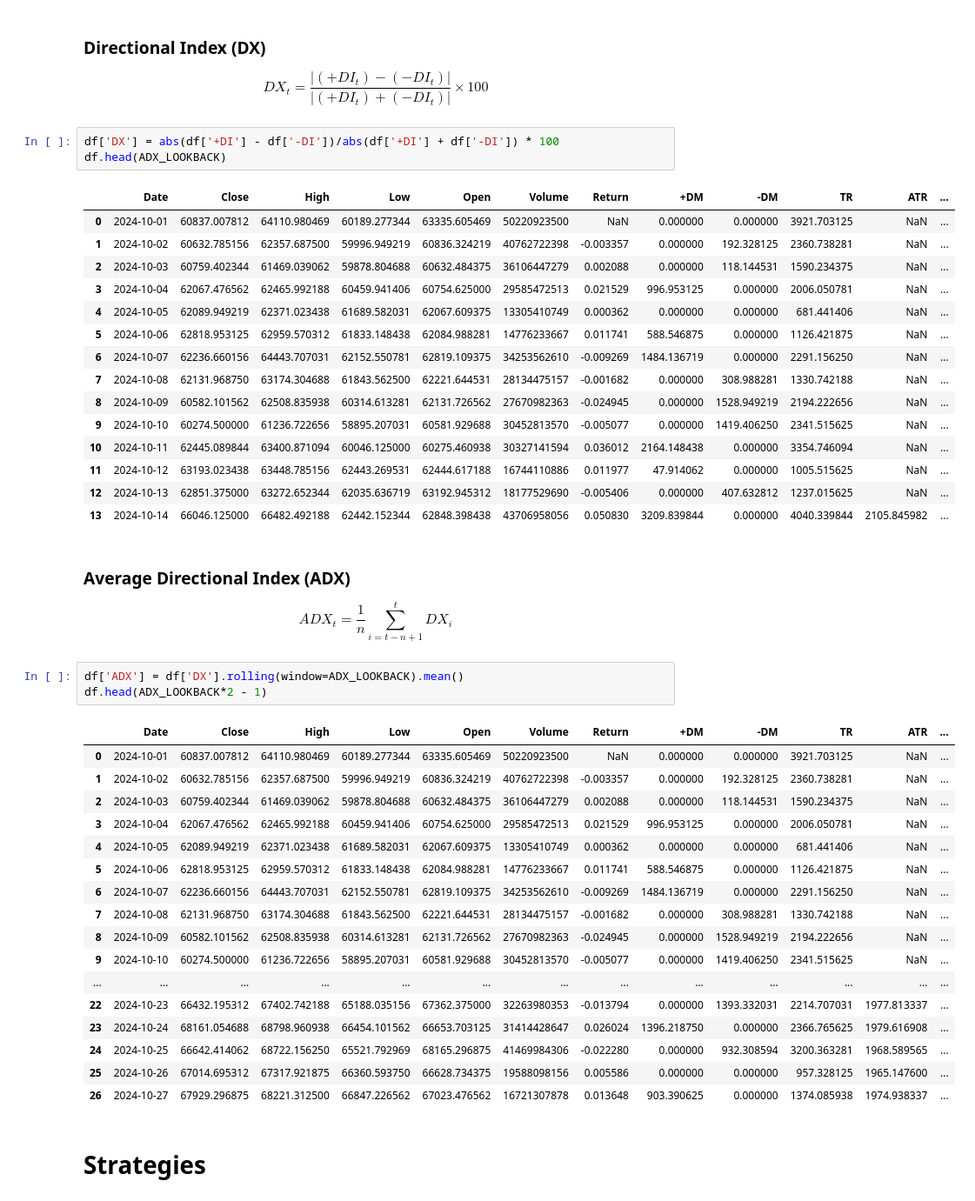
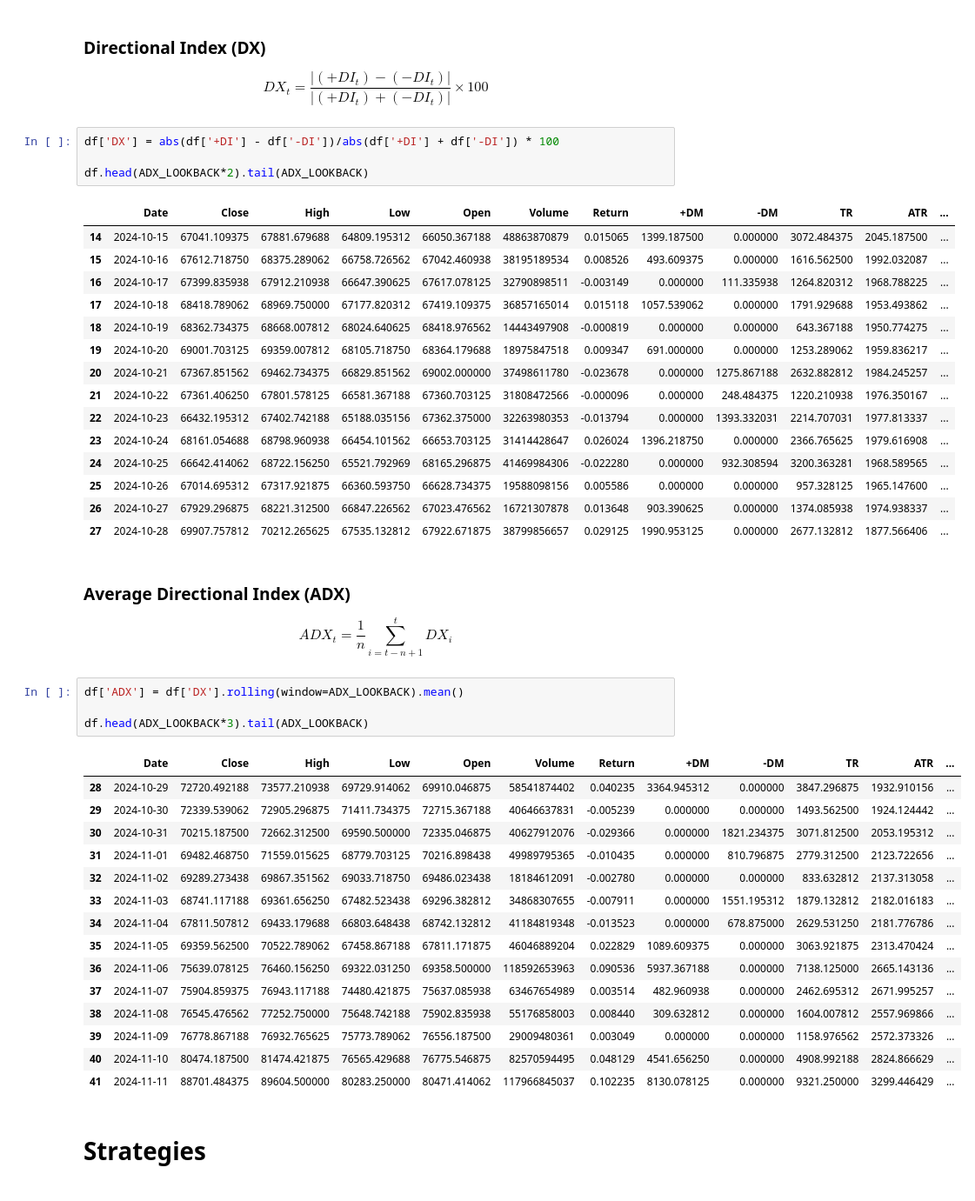
Before and after one commit to AminFiroozi/TA-HW3, a Jupyter notebook: HW3-401521471-AminFiroozi.ipynb, the cells around one changed output. Shown at 87% size. Drawn from its saved outputs; the diff is of its cells as text.

```diff
--- a/HW3-401521471-AminFiroozi.ipynb
+++ b/HW3-401521471-AminFiroozi.ipynb
@@ -220,48 +222,48 @@ df.head(ADX_LOOKBACK)
 $$DX_{t} = \frac{|(+DI_{t})-(-DI_{t})|}{|(+DI_{t})+(-DI_{t})|} \times 100$$
 # %%
 df['DX'] = abs(df['+DI'] - df['-DI'])/abs(df['+DI'] + df['-DI']) * 100
-df.head(ADX_LOOKBACK)
+
+df.head(ADX_LOOKBACK*2).tail(ADX_LOOKBACK)
 # %% [output]
 |  | Date | Close | High | Low | Open | Volume | Return | +DM | -DM | TR | ATR | ... |
-| 0 | 2024-10-01 | 60837.007812 | 64110.980469 | 60189.277344 | 63335.605469 | 50220923500 | NaN | 0.000000 | 0.000000 | 3921.703125 | NaN | ... |
-| 1 | 2024-10-02 | 60632.785156 | 62357.687500 | 59996.949219 | 60836.324219 | 40762722398 | -0.003357 | 0.000000 | 192.328125 | 2360.738281 | NaN | ... |
-| 2 | 2024-10-03 | 60759.402344 | 61469.039062 | 59878.804688 | 60632.484375 | 36106447279 | 0.002088 | 0.000000 | 118.144531 | 1590.234375 | NaN | ... |
-| 3 | 2024-10-04 | 62067.476562 | 62465.992188 | 60459.941406 | 60754.625000 | 29585472513 | 0.021529 | 996.953125 | 0.000000 | 2006.050781 | NaN | ... |
-| 4 | 2024-10-05 | 62089.949219 | 62371.023438 | 61689.582031 | 62067.609375 | 13305410749 | 0.000362 | 0.000000 | 0.000000 | 681.441406 | NaN | ... |
-| 5 | 2024-10-06 | 62818.953125 | 62959.570312 | 61833.148438 | 62084.988281 | 14776233667 | 0.011741 | 588.546875 | 0.000000 | 1126.421875 | NaN | ... |
-| 6 | 2024-10-07 | 62236.660156 | 64443.707031 | 62152.550781 | 62819.109375 | 34253562610 | -0.009269 | 1484.136719 | 0.000000 | 2291.156250 | NaN | ... |
-| 7 | 2024-10-08 | 62131.968750 | 63174.304688 | 61843.562500 | 62221.644531 | 28134475157 | -0.001682 | 0.000000 | 308.988281 | 1330.742188 | NaN | ... |
-| 8 | 2024-10-09 | 60582.101562 | 62508.835938 | 60314.613281 | 62131.726562 | 27670982363 | -0.024945 | 0.000000 | 1528.949219 | 2194.222656 | NaN | ... |
-| 9 | 2024-10-10 | 60274.500000 | 61236.722656 | 58895.207031 | 60581.929688 | 30452813570 | -0.005077 | 0.000000 | 1419.406250 | 2341.515625 | NaN | ... |
-| 10 | 2024-10-11 | 62445.089844 | 63400.871094 | 60046.125000 | 60275.460938 | 30327141594 | 0.036012 | 2164.148438 | 0.000000 | 3354.746094 | NaN | ... |
-| 11 | 2024-10-12 | 63193.023438 | 63448.785156 | 62443.269531 | 62444.617188 | 16744110886 | 0.011977 | 47.914062 | 0.000000 | 1005.515625 | NaN | ... |
-| 12 | 2024-10-13 | 62851.375000 | 63272.652344 | 62035.636719 | 63192.945312 | 18177529690 | -0.005406 | 0.000000 | 407.632812 | 1237.015625 | NaN | ... |
-| 13 | 2024-10-14 | 66046.125000 | 66482.492188 | 62442.152344 | 62848.398438 | 43706958056 | 0.050830 | 3209.839844 | 0.000000 | 4040.339844 | 2105.845982 | ... |
+| 14 | 2024-10-15 | 67041.109375 | 67881.679688 | 64809.195312 | 66050.367188 | 48863870879 | 0.015065 | 1399.187500 | 0.000000 | 3072.484375 | 2045.187500 | ... |
+| 15 | 2024-10-16 | 67612.718750 | 68375.289062 | 66758.726562 | 67042.460938 | 38195189534 | 0.008526 | 493.609375 | 0.000000 | 1616.562500 | 1992.032087 | ... |
+| 16 | 2024-10-17 | 67399.835938 | 67912.210938 | 66647.390625 | 67617.078125 | 32790898511 | -0.003149 | 0.000000 | 111.335938 | 1264.820312 | 1968.788225 | ... |
+| 17 | 2024-10-18 | 68418.789062 | 68969.750000 | 67177.820312 | 67419.109375 | 36857165014 | 0.015118 | 1057.539062 | 0.000000 | 1791.929688 | 1953.493862 | ... |
+| 18 | 2024-10-19 | 68362.734375 | 68668.007812 | 68024.640625 | 68418.976562 | 14443497908 | -0.000819 | 0.000000 | 0.000000 | 643.367188 | 1950.774275 | ... |
+| 19 | 2024-10-20 | 69001.703125 | 69359.007812 | 68105.718750 | 68364.179688 | 18975847518 | 0.009347 | 691.000000 | 0.000000 | 1253.289062 | 1959.836217 | ... |
+| 20 | 2024-10-21 | 67367.851562 | 69462.734375 | 66829.851562 | 69002.000000 | 37498611780 | -0.023678 | 0.000000 | 1275.867188 | 2632.882812 | 1984.245257 | ... |
+| 21 | 2024-10-22 | 67361.406250 | 67801.578125 | 66581.367188 | 67360.703125 | 31808472566 | -0.000096 | 0.000000 | 248.484375 | 1220.210938 | 1976.350167 | ... |
+| 22 | 2024-10-23 | 66432.195312 | 67402.742188 | 65188.035156 | 67362.375000 | 32263980353 | -0.013794 | 0.000000 | 1393.332031 | 2214.707031 | 1977.813337 | ... |
+| 23 | 2024-10-24 | 68161.054688 | 68798.960938 | 66454.101562 | 66653.703125 | 31414428647 | 0.026024 | 1396.218750 | 0.000000 | 2366.765625 | 1979.616908 | ... |
+| 24 | 2024-10-25 | 66642.414062 | 68722.156250 | 65521.792969 | 68165.296875 | 41469984306 | -0.022280 | 0.000000 | 932.308594 | 3200.363281 | 1968.589565 | ... |
+| 25 | 2024-10-26 | 67014.695312 | 67317.921875 | 66360.593750 | 66628.734375 | 19588098156 | 0.005586 | 0.000000 | 0.000000 | 957.328125 | 1965.147600 | ... |
+| 26 | 2024-10-27 | 67929.296875 | 68221.312500 | 66847.226562 | 67023.476562 | 16721307878 | 0.013648 | 903.390625 | 0.000000 | 1374.085938 | 1974.938337 | ... |
+| 27 | 2024-10-28 | 69907.757812 | 70212.265625 | 67535.132812 | 67922.671875 | 38799856657 | 0.029125 | 1990.953125 | 0.000000 | 2677.132812 | 1877.566406 | ... |
 # %% [markdown]
 ### Average Directional Index (ADX)
 
 $$ADX_{t} = \frac{1}{n} \sum_{i=t-n+1}^{t} DX_{i}$$
 # %%
 df['ADX'] = df['DX'].rolling(window=ADX_LOOKBACK).mean()
-df.head(ADX_LOOKBACK*2 - 1)
+
+df.head(ADX_LOOKBACK*3).tail(ADX_LOOKBACK)
 # %% [output]
 |  | Date | Close | High | Low | Open | Volume | Return | +DM | -DM | TR | ATR | ... |
-| 0 | 2024-10-01 | 60837.007812 | 64110.980469 | 60189.277344 | 63335.605469 | 50220923500 | NaN | 0.000000 | 0.000000 | 3921.703125 | NaN | ... |
-| 1 | 2024-10-02 | 60632.785156 | 62357.687500 | 59996.949219 | 60836.324219 | 40762722398 | -0.003357 | 0.000000 | 192.328125 | 2360.738281 | NaN | ... |
-| 2 | 2024-10-03 | 60759.402344 | 61469.039062 | 59878.804688 | 60632.484375 | 36106447279 | 0.002088 | 0.000000 | 118.144531 | 1590.234375 | NaN | ... |
-| 3 | 2024-10-04 | 62067.476562 | 62465.992188 | 60459.941406 | 60754.625000 | 29585472513 | 0.021529 | 996.953125 | 0.000000 | 2006.050781 | NaN | ... |
-| 4 | 2024-10-05 | 62089.949219 | 62371.023438 | 61689.582031 | 62067.609375 | 13305410749 | 0.000362 | 0.000000 | 0.000000 | 681.441406 | NaN | ... |
-| 5 | 2024-10-06 | 62818.953125 | 62959.570312 | 61833.148438 | 62084.988281 | 14776233667 | 0.011741 | 588.546875 | 0.000000 | 1126.421875 | NaN | ... |
-| 6 | 2024-10-07 | 62236.660156 | 64443.707031 | 62152.550781 | 62819.109375 | 34253562610 | -0.009269 | 1484.136719 | 0.000000 | 2291.156250 | NaN | ... |
-| 7 | 2024-10-08 | 62131.968750 | 63174.304688 | 61843.562500 | 62221.644531 | 28134475157 | -0.001682 | 0.000000 | 308.988281 | 1330.742188 | NaN | ... |
-| 8 | 2024-10-09 | 60582.101562 | 62508.835938 | 60314.613281 | 62131.726562 | 27670982363 | -0.024945 | 0.000000 | 1528.949219 | 2194.222656 | NaN | ... |
-| 9 | 2024-10-10 | 60274.500000 | 61236.722656 | 58895.207031 | 60581.929688 | 30452813570 | -0.005077 | 0.000000 | 1419.406250 | 2341.515625 | NaN | ... |
-| ... | ... | ... | ... | ... | ... | ... | ... | ... | ... | ... | ... | ... |
-| 22 | 2024-10-23 | 66432.195312 | 67402.742188 | 65188.035156 | 67362.375000 | 32263980353 | -0.013794 | 0.000000 | 1393.332031 | 2214.707031 | 1977.813337 | ... |
-| 23 | 2024-10-24 | 68161.054688 | 68798.960938 | 66454.101562 | 66653.703125 | 31414428647 | 0.026024 | 1396.218750 | 0.000000 | 2366.765625 | 1979.616908 | ... |
-| 24 | 2024-10-25 | 66642.414062 | 68722.156250 | 65521.792969 | 68165.296875 | 41469984306 | -0.022280 | 0.000000 | 932.308594 | 3200.363281 | 1968.589565 | ... |
-| 25 | 2024-10-26 | 67014.695312 | 67317.921875 | 66360.593750 | 66628.734375 | 19588098156 | 0.005586 | 0.000000 | 0.000000 | 957.328125 | 1965.147600 | ... |
-| 26 | 2024-10-27 | 67929.296875 | 68221.312500 | 66847.226562 | 67023.476562 | 16721307878 | 0.013648 | 903.390625 | 0.000000 | 1374.085938 | 1974.938337 | ... |
+| 28 | 2024-10-29 | 72720.492188 | 73577.210938 | 69729.914062 | 69910.046875 | 58541874402 | 0.040235 | 3364.945312 | 0.000000 | 3847.296875 | 1932.910156 | ... |
+| 29 | 2024-10-30 | 72339.539062 | 72905.296875 | 71411.734375 | 72715.367188 | 40646637831 | -0.005239 | 0.000000 | 0.000000 | 1493.562500 | 1924.124442 | ... |
+| 30 | 2024-10-31 | 70215.187500 | 72662.312500 | 69590.500000 | 72335.046875 | 40627912076 | -0.029366 | 0.000000 | 1821.234375 | 3071.812500 | 2053.195312 | ... |
+| 31 | 2024-11-01 | 69482.468750 | 71559.015625 | 68779.703125 | 70216.898438 | 49989795365 | -0.010435 | 0.000000 | 810.796875 | 2779.312500 | 2123.722656 | ... |
+| 32 | 2024-11-02 | 69289.273438 | 69867.351562 | 69033.718750 | 69486.023438 | 18184612091 | -0.002780 | 0.000000 | 0.000000 | 833.632812 | 2137.313058 | ... |
+| 33 | 2024-11-03 | 68741.117188 | 69361.656250 | 67482.523438 | 69296.382812 | 34868307655 | -0.007911 | 0.000000 | 1551.195312 | 1879.132812 | 2182.016183 | ... |
+| 34 | 2024-11-04 | 67811.507812 | 69433.179688 | 66803.648438 | 68742.132812 | 41184819348 | -0.013523 | 0.000000 | 678.875000 | 2629.531250 | 2181.776786 | ... |
+| 35 | 2024-11-05 | 69359.562500 | 70522.789062 | 67458.867188 | 67811.171875 | 46046889204 | 0.022829 | 1089.609375 | 0.000000 | 3063.921875 | 2313.470424 | ... |
+| 36 | 2024-11-06 | 75639.078125 | 76460.156250 | 69322.031250 | 69358.500000 | 118592653963 | 0.090536 | 5937.367188 | 0.000000 | 7138.125000 | 2665.143136 | ... |
+| 37 | 2024-11-07 | 75904.859375 | 76943.117188 | 74480.421875 | 75637.085938 | 63467654989 | 0.003514 | 482.960938 | 0.000000 | 2462.695312 | 2671.995257 | ... |
+| 38 | 2024-11-08 | 76545.476562 | 77252.750000 | 75648.742188 | 75902.835938 | 55176858003 | 0.008440 | 309.632812 | 0.000000 | 1604.007812 | 2557.969866 | ... |
+| 39 | 2024-11-09 | 76778.867188 | 76932.765625 | 75773.789062 | 76556.187500 | 29009480361 | 0.003049 | 0.000000 | 0.000000 | 1158.976562 | 2572.373326 | ... |
+| 40 | 2024-11-10 | 80474.187500 | 81474.421875 | 76565.429688 | 76775.546875 | 82570594495 | 0.048129 | 4541.656250 | 0.000000 | 4908.992188 | 2824.866629 | ... |
+| 41 | 2024-11-11 | 88701.484375 | 89604.500000 | 80283.250000 | 80471.414062 | 117966845037 | 0.102235 | 8130.078125 | 0.000000 | 9321.250000 | 3299.446429 | ... |
 # %% [markdown]
 # Strategies
 # %% [markdown]
```
Also changed, not shown: parts of 19 cells of this notebook.
